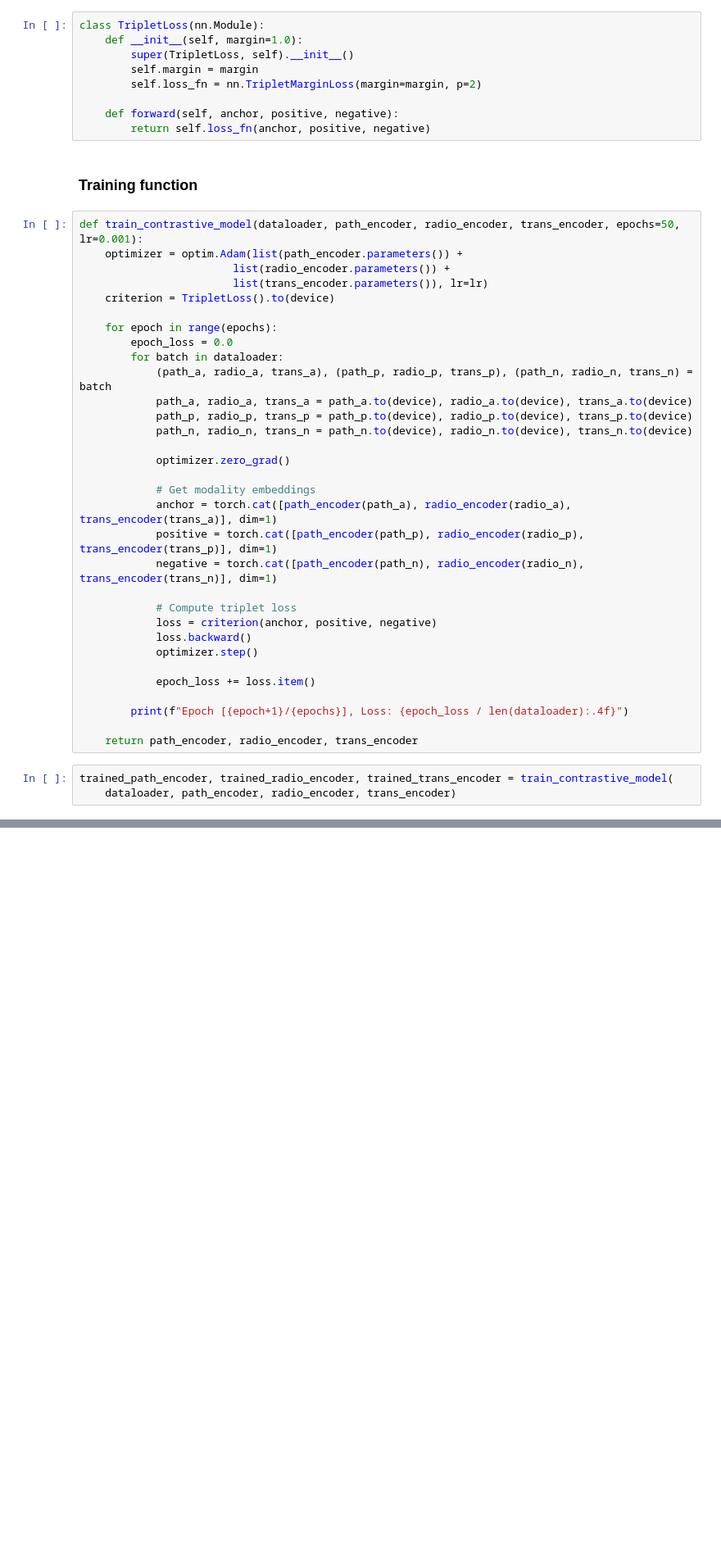
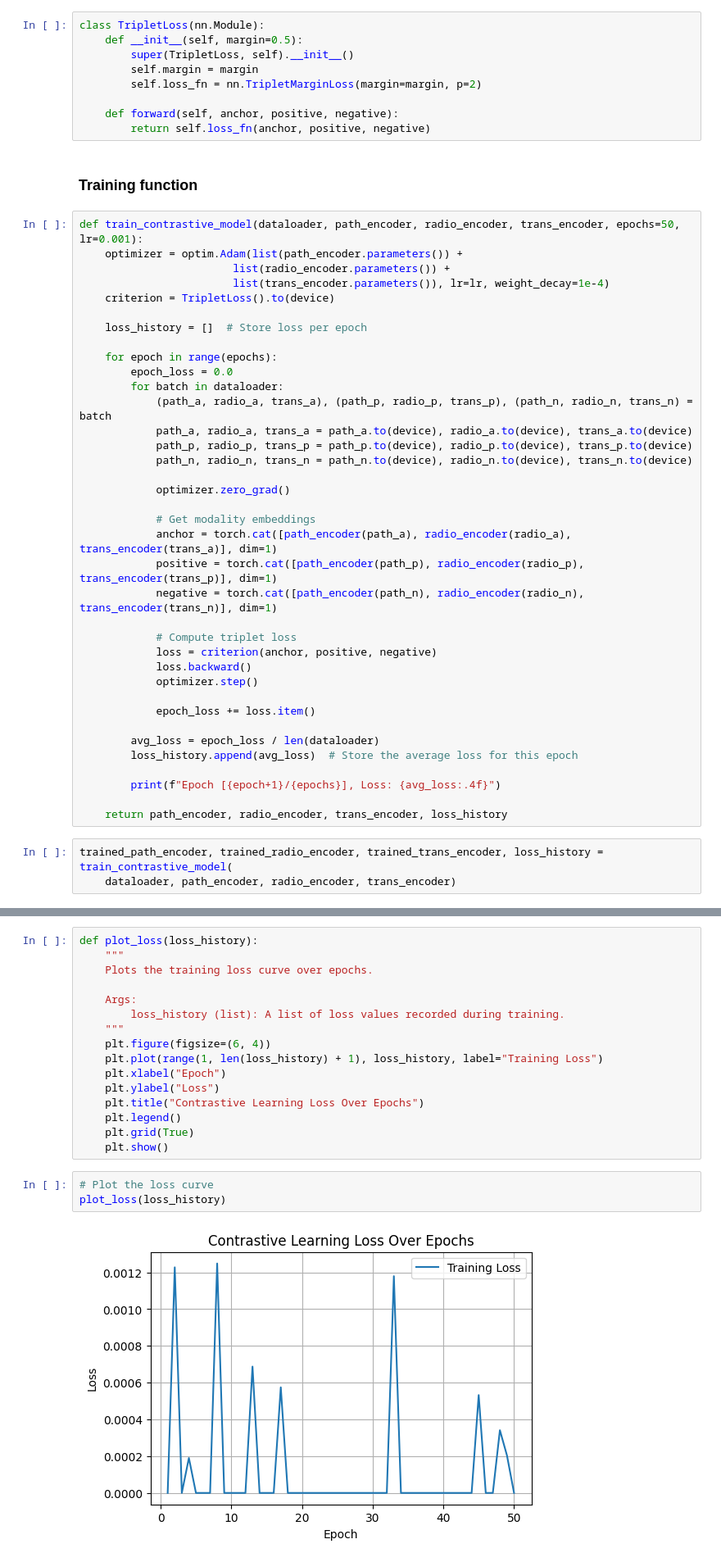
Before and after one commit to Shantaram11/Multimodal-DL-and-Explainable-AI-for-Optimizing-NSCLC-Immunotherapy, a Jupyter notebook: contrastive_learning.ipynb, the cells around one changed output, grey strips where cells are left out. Shown: that part at 82% size. Drawn from its saved outputs; the diff is of its cells as text; blank space fills up the shorter version.

```diff
--- a/contrastive_learning.ipynb
+++ b/contrastive_learning.ipynb
@@ -138,7 +138,7 @@ trans_encoder = ModalityEncoder(input_dim=transcriptomics_tensor.shape[1]).to(de
 ### Triplet Loss function
 # %%
 class TripletLoss(nn.Module):
-    def __init__(self, margin=1.0):
+    def __init__(self, margin=0.5):
         super(TripletLoss, self).__init__()
         self.margin = margin
         self.loss_fn = nn.TripletMarginLoss(margin=margin, p=2)
@@ -151,8 +151,10 @@ class TripletLoss(nn.Module):
 def train_contrastive_model(dataloader, path_encoder, radio_encoder, trans_encoder, epochs=50, lr=0.001):
     optimizer = optim.Adam(list(path_encoder.parameters()) +
                         list(radio_encoder.parameters()) +
-                        list(trans_encoder.parameters()), lr=lr)
+                        list(trans_encoder.parameters()), lr=lr, weight_decay=1e-4)
     criterion = TripletLoss().to(device)
+
+    loss_history = []  # Store loss per epoch
 
     for epoch in range(epochs):
         epoch_loss = 0.0
@@ -176,9 +178,12 @@ def train_contrastive_model(dataloader, path_encoder, radio_encoder, trans_encod
 
             epoch_loss += loss.item()
 
-        print(f"Epoch [{epoch+1}/{epochs}], Loss: {epoch_loss / len(dataloader):.4f}")
+        avg_loss = epoch_loss / len(dataloader)
+        loss_history.append(avg_loss)  # Store the average loss for this epoch
 
-    return path_encoder, radio_encoder, trans_encoder
+        print(f"Epoch [{epoch+1}/{epochs}], Loss: {avg_loss:.4f}")
+
+    return path_encoder, radio_encoder, trans_encoder, loss_history
 # %%
-trained_path_encoder, trained_radio_encoder, trained_trans_encoder = train_contrastive_model(
+trained_path_encoder, trained_radio_encoder, trained_trans_encoder, loss_history = train_contrastive_model(
     dataloader, path_encoder, radio_encoder, trans_encoder)
@@ -185,2 +208,23 @@ trained_path_encoder, trained_radio_encoder, trained_trans_encoder = train_contr
+# %%
+def plot_loss(loss_history):
+    """
+    Plots the training loss curve over epochs.
+
+    Args:
+        loss_history (list): A list of loss values recorded during training.
+    """
+    plt.figure(figsize=(6, 4))
+    plt.plot(range(1, len(loss_history) + 1), loss_history, label="Training Loss")
+    plt.xlabel("Epoch")
+    plt.ylabel("Loss")
+    plt.title("Contrastive Learning Loss Over Epochs")
+    plt.legend()
+    plt.grid(True)
+    plt.show()
+# %%
+# Plot the loss curve
+plot_loss(loss_history)
+# %% [output]
+[figure, added]
 # %% [markdown]
 ### Visualization: t-SNE
```
Also changed, not shown: parts of 5 cells of this notebook, 1 other file.
